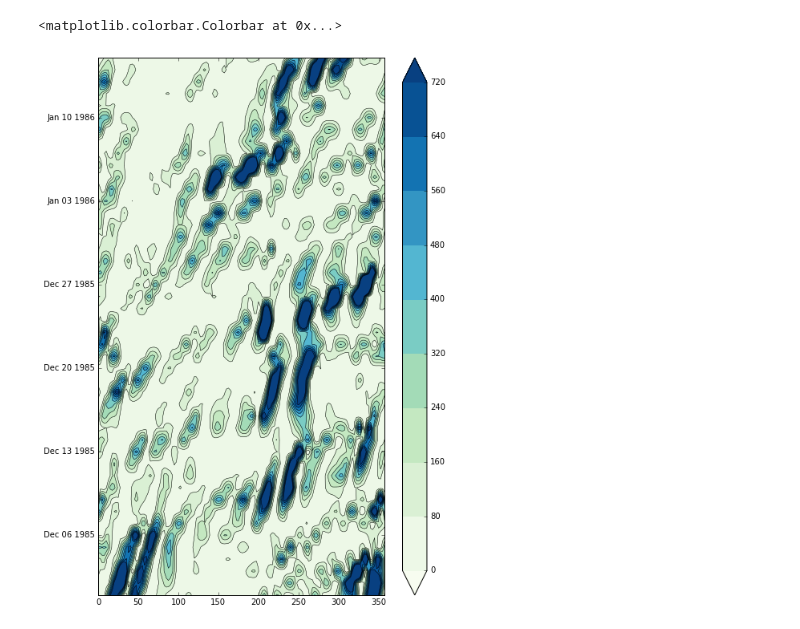
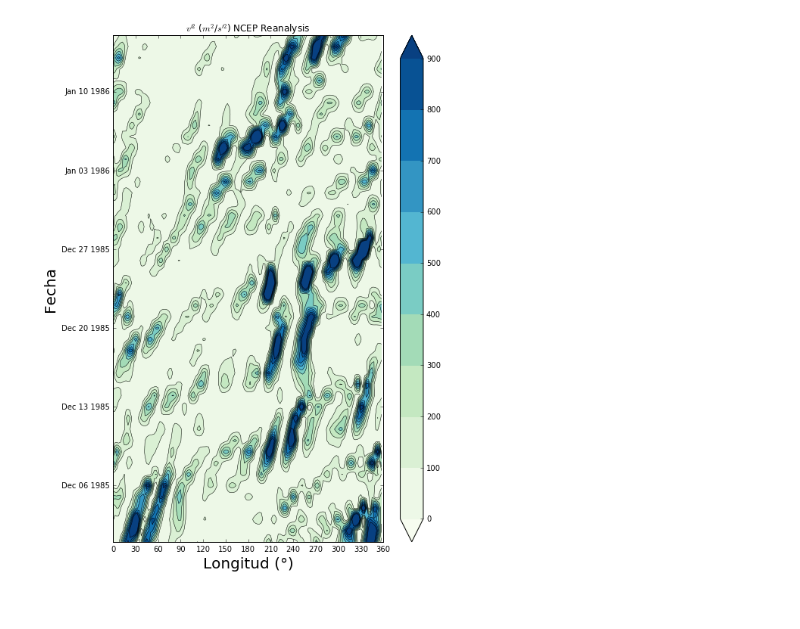
Before and after one commit to eliocamp/Reunion_Clima, a Jupyter notebook: WAF/Hovmoller.ipynb, the cells around one changed output. Drawn from its saved outputs; the diff is of its cells as text; code cells hidden in the pictures.

```diff
--- a/WAF/Hovmoller.ipynb
+++ b/WAF/Hovmoller.ipynb
@@ -119,15 +127,25 @@ plt.colorbar(CS)
 # %%
 %matplotlib inline
 
-fig = plt.figure(figsize=(8, 12))
+ax = plt.figure(figsize=(8, 12))
 
-levels = np.arange(0, 800, 80)
+levels = np.arange(0, 1000, 100)
 CS = plt.contourf(lon, time_form, np.power(anomv,2), levels,cmap=plt.get_cmap('GnBu'),extend='both',
                  hold='on')
 plt.contour(lon, time_form, np.power(anomv,2), levels,colors='k',
                  linewidths=0.5)
 
+plt.title("$v'^ 2$ ($m^2$/$s'^2$) NCEP Reanalysis")
+
+plt.ylabel('Fecha',fontsize=20)
+plt.xlabel('Longitud (°)',fontsize=20)
+plt.xlim(0,360)
+plt.xticks(np.arange(0,390,30))
+
 plt.colorbar(CS)
+
+#Save in pdf
+
+plt.savefig('Hovmoller2.pdf')
 # %% [output]
-<matplotlib.colorbar.Colorbar at 0x...>
-[figure, old version]
+[figure, new version]
```
Also changed, not shown: parts of 2 cells of this notebook.
